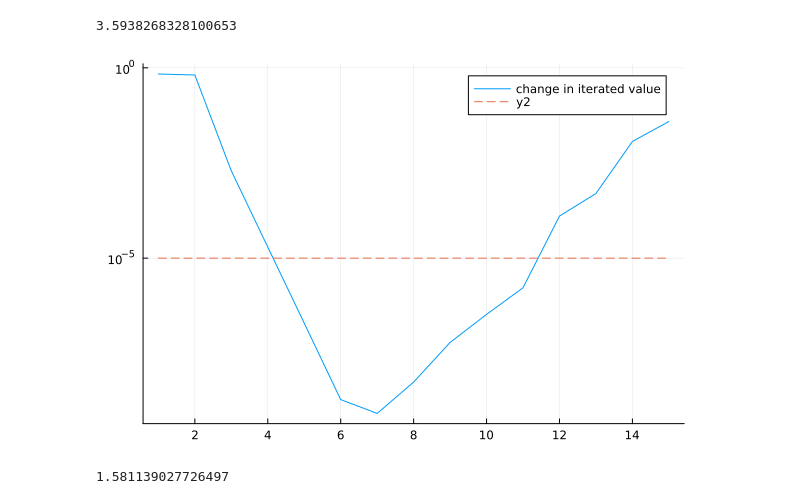
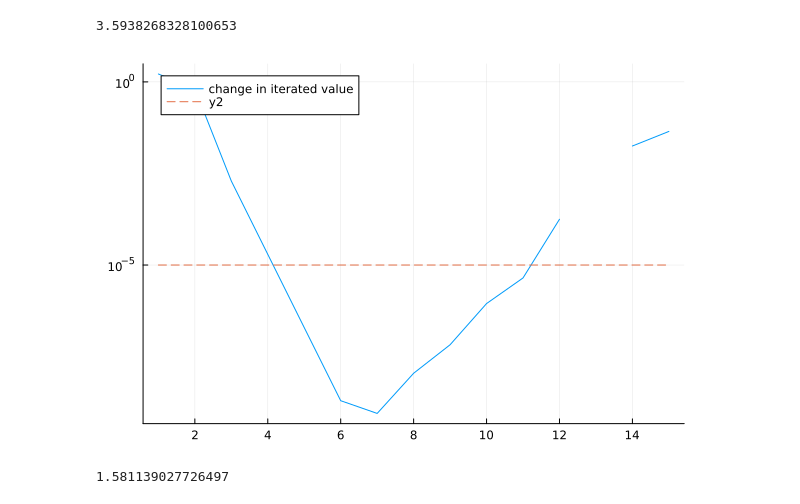
Before and after one commit to bugging-lmk/MATH50003NumericalAnalysis, a Jupyter notebook: labs/lab1.ipynb, the cells around one changed output. Saved outputs shown, nothing was run; the diff lists cells and outputs as text; code cells hidden in the pictures.

```diff
--- a/labs/lab1.ipynb
+++ b/labs/lab1.ipynb
@@ -468,20 +477,19 @@ app1 = errs2[5]
 # %%
 function func3(x)
     res = 1 + (x - 1)/2
     for k = 2:1000
-        res = res + 1
-        res = 1 + (x - 1)/res
+        res = 2 + (x - 1)/res
     end
     res
 end
 
 x = 0:15
 errs3 = [abs(centraldifferences(func3, 0.1, 10.0^(-k))) for k = x]
 errsdiff = [nanabs(errs3[i] - errs3[i-1]) for i = 2:16]
 plot(1:15, errsdiff; label = "change in iterated value", yscale=:log10)
 plot!(1:15, x -> 10^-5; linestyle=:dash)
 # %% [output]
-[figure, old version]
+[figure, new version]
 # %%
 # based on findings of graph
 app1 = errs3[5]
```
Also changed, not shown: parts of 1 cell of this notebook, 1 other file.
